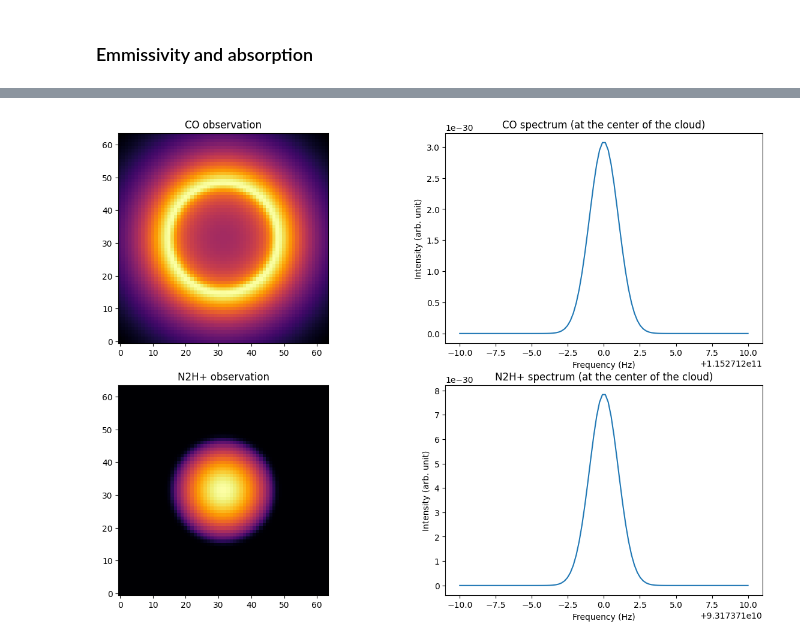
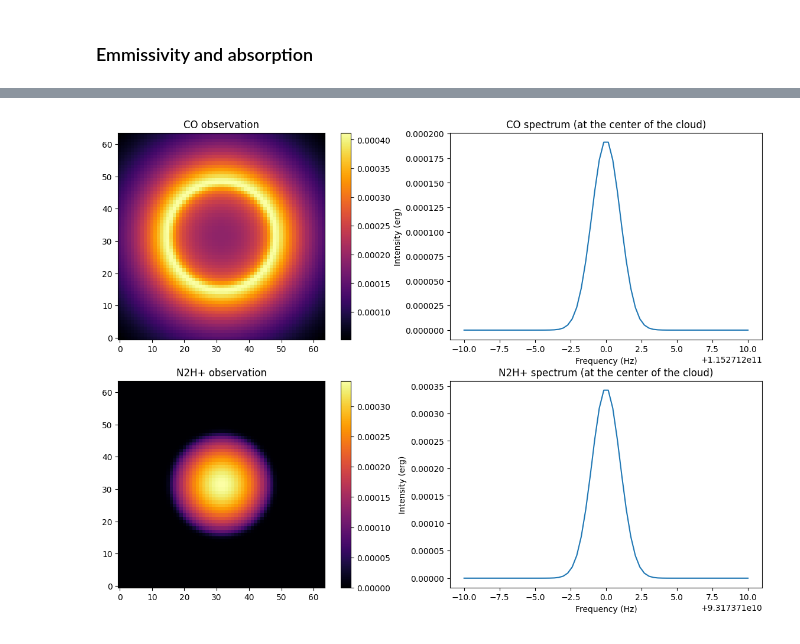
Before and after one commit to LeiRoF/M2-Internship, a Jupyter notebook: Generate_Dataset.ipynb, the cells around one changed output, grey strips where cells are left out. Drawn from its saved outputs; the diff is of its cells as text; code cells hidden in the pictures.

```diff
--- a/Generate_Dataset.ipynb
+++ b/Generate_Dataset.ipynb
@@ -101,26 +106,18 @@ r, dr = np.linspace(-1, 1, N, endpoint=True, retstep=True) # range of the space
 plummer_radius = 0.9 # pc
 max_density = 1e6 # hydrogen atom . cm-3    default: 1e6
 
-max_CO_density = 1e-4 # particle / hydrogen atom
-max_N2H_density = 1e-7 # particle / hydrogen atom
+max_CO_relative_density = 1e-4 # particle / hydrogen atom
+max_N2H_relative_density = 1e-7 # particle / hydrogen atom
 
 # Sigmoid parameters (repartition of the gas)
 sigmoid_treshold = 0.5e6 # particle.cm-3
 sigmoid_slope = 50e-6
 
-# CO : 1 particle / cm^3
-# N2H+ : 1/1000 particle / cm^3
-
-# Diff of magnitude : 10^3
-
-# N_CO = X_CO * N_H
-# N_N2H+ = X_N2H+ * N_H
-
 # CO
 CO = Gas()
 CO.v0 = 115.27120e9 # Hz
 CO.sigma_v = 1 # cm-1
-CO.f = np.linspace(CO.v0 - 10, CO.v0 + 10, 100)
+CO.f = np.linspace(CO.v0 - 10, CO.v0 + 10, N)
 CO.profile = gaussian(CO.f, CO.v0, CO.sigma_v)
 CO.A21 = 7.203e-8 # s-1
 CO.B21 = 2.574e-6 # cm+2 . erg-1 . s-1
@@ -131,12 +128,12 @@ CO.n_ratio = 3
 N2H = Gas()
 N2H.v0 = 93.17371e9 # Hz
 N2H.sigma_v = 1 # Hz
-N2H.f = np.linspace(N2H.v0 - 10, N2H.v0 + 10, 100)
+N2H.f = np.linspace(N2H.v0 - 10, N2H.v0 + 10, N)
 N2H.profile = gaussian(N2H.f, N2H.v0, N2H.sigma_v)
 N2H.A21 = 3.929e-5 # s-1
 N2H.B21 = 1.226e-5 # cm+2 . erg-1 . s-1
 N2H.B12 = 2.832e-5 # cm+2 . erg-1 . s-1
-N2H.n_ratio = 1
+N2H.n_ratio = 0.4
 # %% [markdown]
 ### Verification
 # %%
@@ -191,8 +188,10 @@ Archive created at ./archives/2023-02-27_5c32ae1/37_Generation
 # %%
 p = plummer(R, plummer_radius)
 dust_cube = max_density * p / np.max(p)
-CO.density_cube = max_CO_density * dust_cube * (1 - sigmoid(dust_cube, sigmoid_treshold, sigmoid_slope))
-N2H.density_cube = max_N2H_density * dust_cube * sigmoid(dust_cube, sigmoid_treshold, sigmoid_slope)
+CO.density_cube = dust_cube * (1 - sigmoid(dust_cube, sigmoid_treshold, sigmoid_slope))
+CO. density_cube = max_CO_relative_density * CO.density_cube * np.max(dust_cube) / np.max(CO.density_cube)
+N2H.density_cube = dust_cube * sigmoid(dust_cube, sigmoid_treshold, sigmoid_slope)
+N2H. density_cube = max_N2H_relative_density * N2H.density_cube * np.max(dust_cube) / np.max(N2H.density_cube)
 # %%
 plt.figure(figsize=(15, 5))
 plt.subplot(131)
@@ -284,21 +350,23 @@ for gas in [CO, N2H]:
 # %%
 plt.figure(figsize=(15, 10))
 plt.subplot(221)
-plt.imshow(np.sum(CO.observation,axis=-1), origin="lower", cmap="inferno")
+plt.imshow(CO.observation[:,:,N//2], origin="lower", cmap="inferno")
+plt.colorbar()
 plt.title("CO observation")
 plt.subplot(222)
 plt.plot(CO.f, CO.observation[N//2,N//2,:])
 plt.title("CO spectrum (at the center of the cloud)")
 plt.xlabel("Frequency (Hz)")
-plt.ylabel("Intensity (arb. unit)")
+plt.ylabel("Intensity (erg)")
 plt.subplot(223)
-plt.imshow(np.sum(N2H.observation,axis=-1), origin="lower", cmap="inferno")
+plt.imshow(N2H.observation[:,:,N//2], origin="lower", cmap="inferno")
+plt.colorbar()
 plt.title("N2H+ observation")
 plt.subplot(224)
 plt.plot(N2H.f, N2H.observation[N//2,N//2,:])
 plt.title("N2H+ spectrum (at the center of the cloud)")
 plt.xlabel("Frequency (Hz)")
-plt.ylabel("Intensity (arb. unit)")
+plt.ylabel("Intensity (erg)")
 plt.show()
 # %% [output]
-[figure, old version]
+[figure, new version]
```
Also changed, not shown: parts of 11 cells of this notebook.
